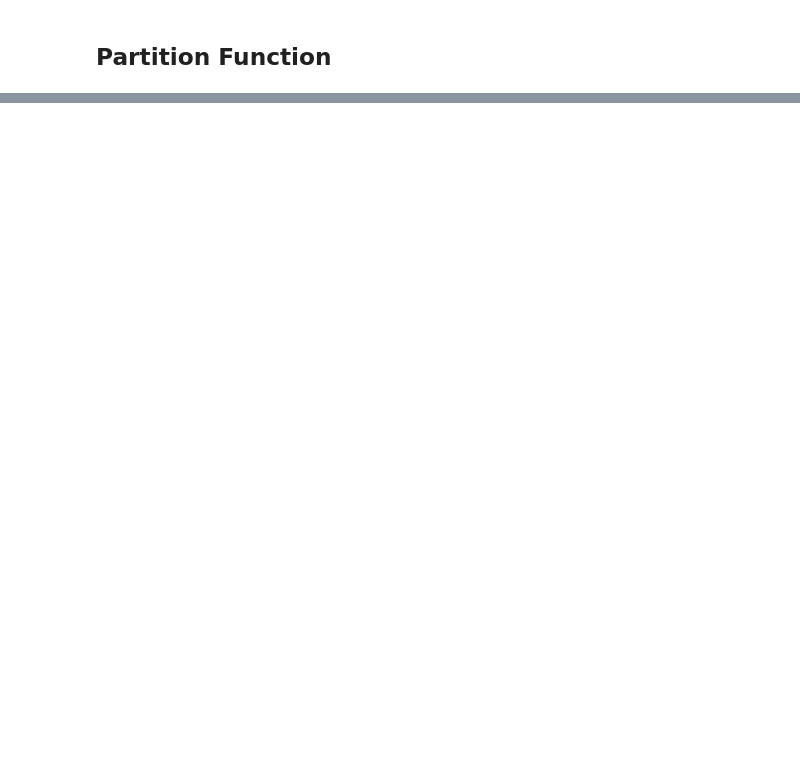
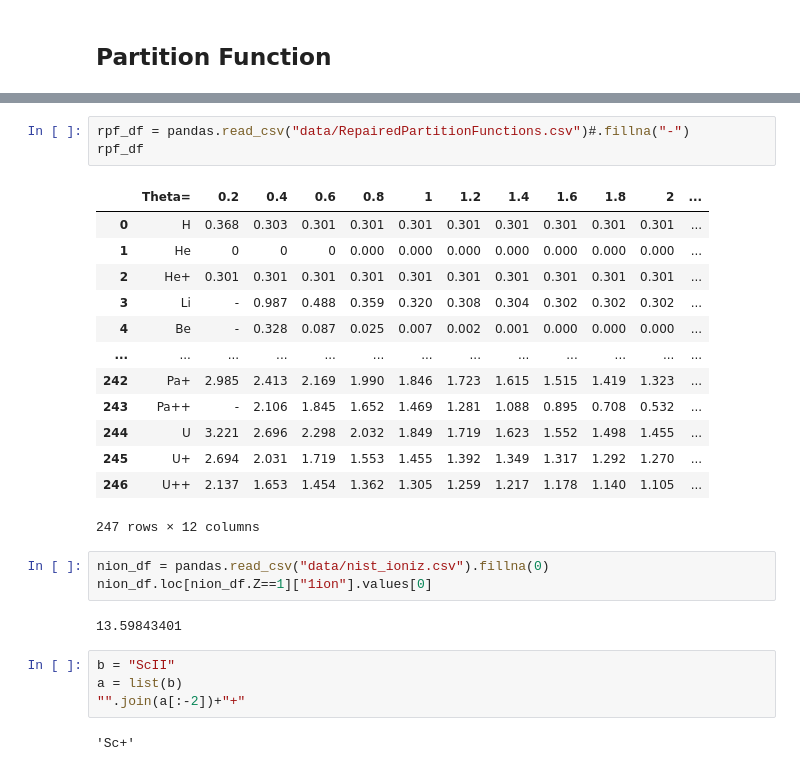
Before and after one commit to kyleneumann/Astro530, a Jupyter notebook: hw6.ipynb, the cells around one changed output, grey strips where cells are left out. Cells and saved outputs as stored; diff of their text form; blank space fills up the shorter version.

```diff
--- a/hw6.ipynb
+++ b/hw6.ipynb
@@ -26,0 +39,28 @@ ParserError: Error tokenizing data. C error: Expected 8 fields in line 4, saw 10
+# %%
+rpf_df = pandas.read_csv("data/RepairedPartitionFunctions.csv")#.fillna("-")
+rpf_df
+# %% [output]
+|  | Theta= | 0.2 | 0.4 | 0.6 | 0.8 | 1 | 1.2 | 1.4 | 1.6 | 1.8 | 2 | ... |
+| 0 | H | 0.368 | 0.303 | 0.301 | 0.301 | 0.301 | 0.301 | 0.301 | 0.301 | 0.301 | 0.301 | ... |
+| 1 | He | 0 | 0 | 0 | 0.000 | 0.000 | 0.000 | 0.000 | 0.000 | 0.000 | 0.000 | ... |
+| 2 | He+ | 0.301 | 0.301 | 0.301 | 0.301 | 0.301 | 0.301 | 0.301 | 0.301 | 0.301 | 0.301 | ... |
+| 3 | Li | - | 0.987 | 0.488 | 0.359 | 0.320 | 0.308 | 0.304 | 0.302 | 0.302 | 0.302 | ... |
+| 4 | Be | - | 0.328 | 0.087 | 0.025 | 0.007 | 0.002 | 0.001 | 0.000 | 0.000 | 0.000 | ... |
+| ... | ... | ... | ... | ... | ... | ... | ... | ... | ... | ... | ... | ... |
+| 242 | Pa+ | 2.985 | 2.413 | 2.169 | 1.990 | 1.846 | 1.723 | 1.615 | 1.515 | 1.419 | 1.323 | ... |
+| 243 | Pa++ | - | 2.106 | 1.845 | 1.652 | 1.469 | 1.281 | 1.088 | 0.895 | 0.708 | 0.532 | ... |
+| 244 | U | 3.221 | 2.696 | 2.298 | 2.032 | 1.849 | 1.719 | 1.623 | 1.552 | 1.498 | 1.455 | ... |
+| 245 | U+ | 2.694 | 2.031 | 1.719 | 1.553 | 1.455 | 1.392 | 1.349 | 1.317 | 1.292 | 1.270 | ... |
+| 246 | U++ | 2.137 | 1.653 | 1.454 | 1.362 | 1.305 | 1.259 | 1.217 | 1.178 | 1.140 | 1.105 | ... |
+247 rows × 12 columns
+# %%
+nion_df = pandas.read_csv("data/nist_ioniz.csv").fillna(0)
+nion_df.loc[nion_df.Z==1]["1ion"].values[0]
+# %% [output]
+13.59843401
+# %%
+b = "ScII"
+a = list(b)
+"".join(a[:-2])+"+"
+# %% [output]
+'Sc+'
```
Also changed, not shown: parts of 8 cells of this notebook, 4 other files.
